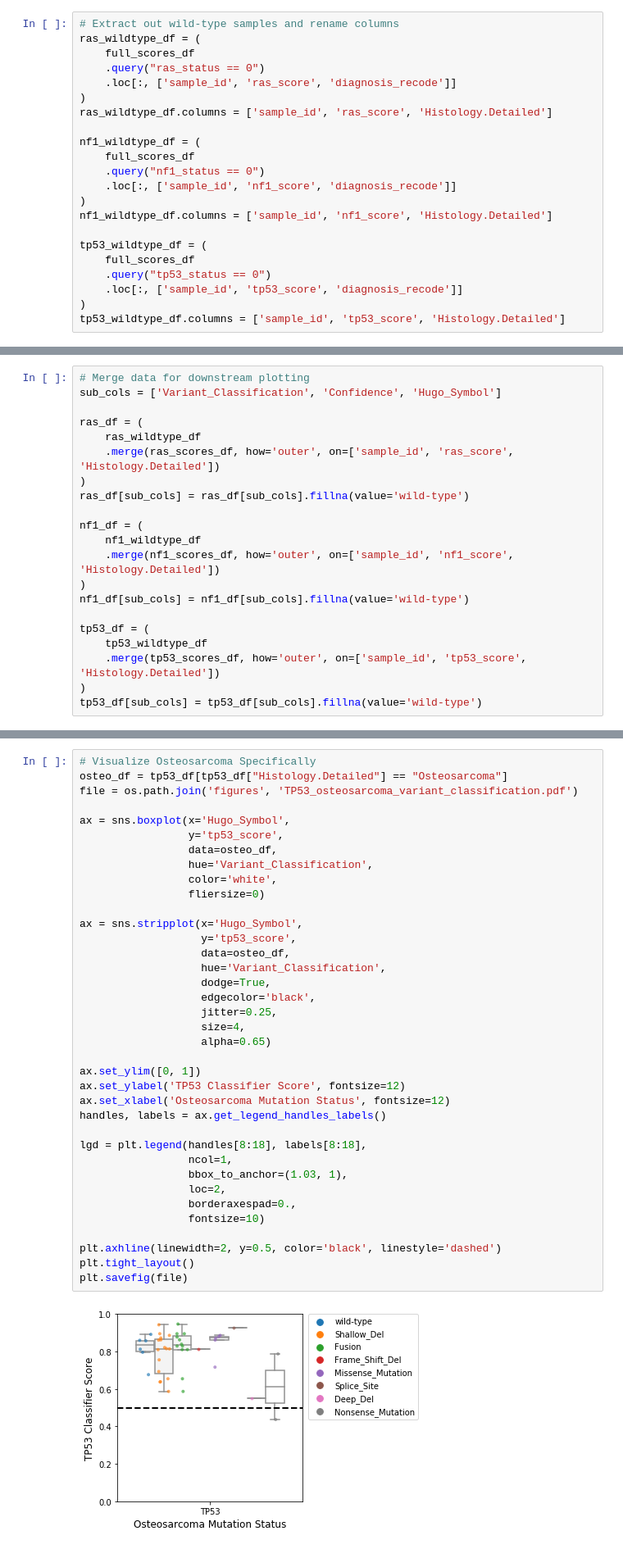
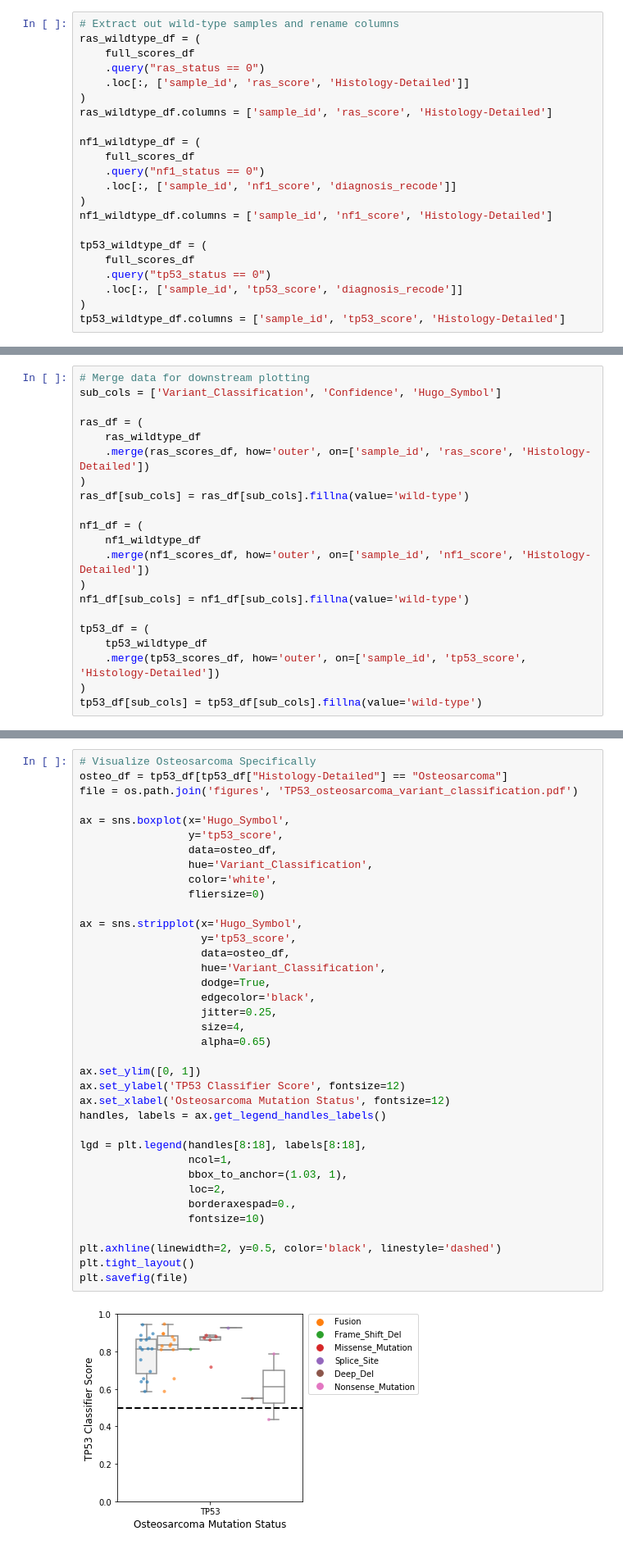
Before and after one commit to marislab/pdx-classification, a Jupyter notebook: 3.explore-variants.ipynb, the cells around one changed output, grey strips where cells are left out. Shown: that part at 82% size. Saved outputs shown, nothing was run; the diff lists cells and outputs as text.

Commit message:
update histology-detailed variable

```diff
--- a/3.explore-variants.ipynb
+++ b/3.explore-variants.ipynb
@@ -55,20 +55,20 @@ tp53_scores_df = scores_df.query("Hugo_Symbol == 'TP53'")
 ras_wildtype_df = (
     full_scores_df
     .query("ras_status == 0")
-    .loc[:, ['sample_id', 'ras_score', 'diagnosis_recode']]
+    .loc[:, ['sample_id', 'ras_score', 'Histology-Detailed']]
 )
-ras_wildtype_df.columns = ['sample_id', 'ras_score', 'Histology.Detailed']
+ras_wildtype_df.columns = ['sample_id', 'ras_score', 'Histology-Detailed']
 
 nf1_wildtype_df = (
     full_scores_df
     .query("nf1_status == 0")
     .loc[:, ['sample_id', 'nf1_score', 'diagnosis_recode']]
 )
-nf1_wildtype_df.columns = ['sample_id', 'nf1_score', 'Histology.Detailed']
+nf1_wildtype_df.columns = ['sample_id', 'nf1_score', 'Histology-Detailed']
 
 tp53_wildtype_df = (
     full_scores_df
     .query("tp53_status == 0")
     .loc[:, ['sample_id', 'tp53_score', 'diagnosis_recode']]
 )
-tp53_wildtype_df.columns = ['sample_id', 'tp53_score', 'Histology.Detailed']
+tp53_wildtype_df.columns = ['sample_id', 'tp53_score', 'Histology-Detailed']
@@ -78,19 +95,19 @@ sub_cols = ['Variant_Classification', 'Confidence', 'Hugo_Symbol']
 
 ras_df = (
     ras_wildtype_df
-    .merge(ras_scores_df, how='outer', on=['sample_id', 'ras_score', 'Histology.Detailed'])
+    .merge(ras_scores_df, how='outer', on=['sample_id', 'ras_score', 'Histology-Detailed'])
 )
 ras_df[sub_cols] = ras_df[sub_cols].fillna(value='wild-type')
 
 nf1_df = (
     nf1_wildtype_df
-    .merge(nf1_scores_df, how='outer', on=['sample_id', 'nf1_score', 'Histology.Detailed'])
+    .merge(nf1_scores_df, how='outer', on=['sample_id', 'nf1_score', 'Histology-Detailed'])
 )
 nf1_df[sub_cols] = nf1_df[sub_cols].fillna(value='wild-type')
 
 tp53_df = (
     tp53_wildtype_df
-    .merge(tp53_scores_df, how='outer', on=['sample_id', 'tp53_score', 'Histology.Detailed'])
+    .merge(tp53_scores_df, how='outer', on=['sample_id', 'tp53_score', 'Histology-Detailed'])
 )
 tp53_df[sub_cols] = tp53_df[sub_cols].fillna(value='wild-type')
 # %% [markdown]
@@ -162,6 +179,6 @@ plt.savefig(file)
 # %%
 # Visualize Osteosarcoma Specifically
-osteo_df = tp53_df[tp53_df["Histology.Detailed"] == "Osteosarcoma"]
+osteo_df = tp53_df[tp53_df["Histology-Detailed"] == "Osteosarcoma"]
 file = os.path.join('figures', 'TP53_osteosarcoma_variant_classification.pdf')
 
 ax = sns.boxplot(x='Hugo_Symbol',
@@ -170,34 +187,34 @@ ax = sns.boxplot(x='Hugo_Symbol',
                  hue='Variant_Classification',
                  color='white',
                  fliersize=0)
 
 ax = sns.stripplot(x='Hugo_Symbol',
                    y='tp53_score',
                    data=osteo_df,
                    hue='Variant_Classification',
                    dodge=True,
                    edgecolor='black',
                    jitter=0.25,
                    size=4,
                    alpha=0.65)
 
 ax.set_ylim([0, 1])
 ax.set_ylabel('TP53 Classifier Score', fontsize=12)
 ax.set_xlabel('Osteosarcoma Mutation Status', fontsize=12)
 handles, labels = ax.get_legend_handles_labels()
 
 lgd = plt.legend(handles[8:18], labels[8:18],
                  ncol=1,
                  bbox_to_anchor=(1.03, 1),
                  loc=2,
                  borderaxespad=0.,
                  fontsize=10)
 
 plt.axhline(linewidth=2, y=0.5, color='black', linestyle='dashed')
 plt.tight_layout()
 plt.savefig(file)
 # %% [output]
-[figure, old version]
+[figure, new version]
 # %% [markdown]
 ## 2. Extract Outliers
 
```
Also changed, not shown: parts of 7 cells of this notebook, 2 other files.
